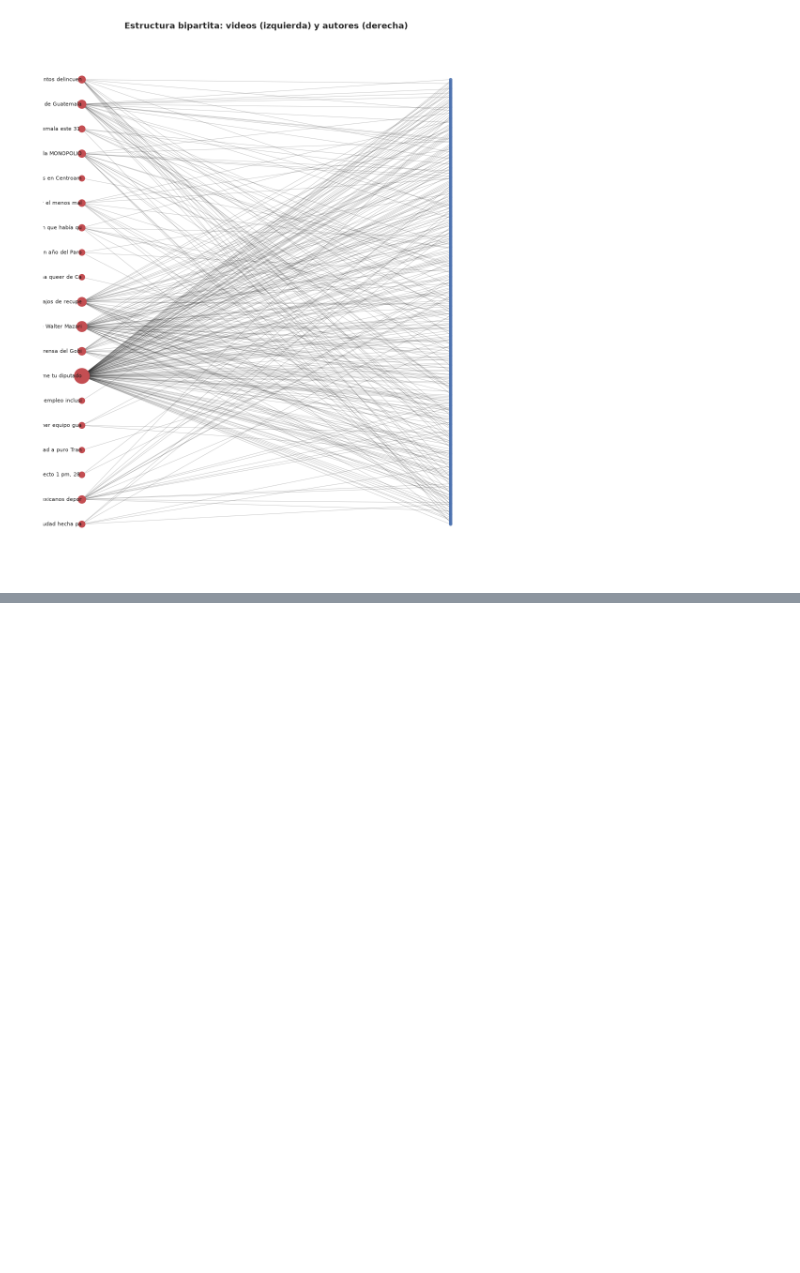
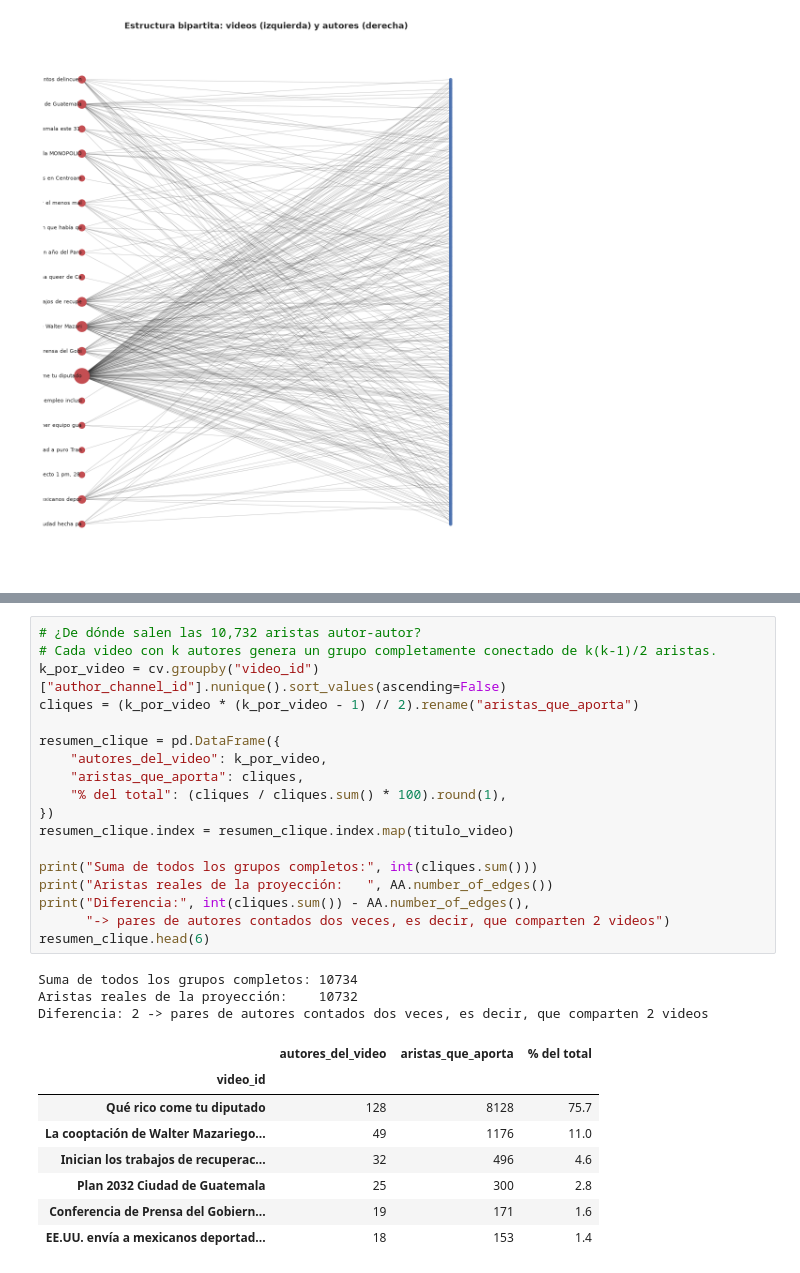
Before and after one commit to Tunchxz/CC3084-Laboratorio-6, a Jupyter notebook: notebooks/03_redes.ipynb, the cells around one changed output, grey strips where cells are left out. Cells and saved outputs as stored; diff of their text form; blank space fills up the shorter version.

```diff
--- a/notebooks/03_redes.ipynb
+++ b/notebooks/03_redes.ipynb
@@ -262,0 +288,30 @@ plt.show()
+# %%
+# ¿De dónde salen las 10,732 aristas autor-autor?
+# Cada video con k autores genera un grupo completamente conectado de k(k-1)/2 aristas.
+k_por_video = cv.groupby("video_id")["author_channel_id"].nunique().sort_values(ascending=False)
+cliques = (k_por_video * (k_por_video - 1) // 2).rename("aristas_que_aporta")
+
+resumen_clique = pd.DataFrame({
+    "autores_del_video": k_por_video,
+    "aristas_que_aporta": cliques,
+    "% del total": (cliques / cliques.sum() * 100).round(1),
+})
+resumen_clique.index = resumen_clique.index.map(titulo_video)
+
+print("Suma de todos los grupos completos:", int(cliques.sum()))
+print("Aristas reales de la proyección:   ", AA.number_of_edges())
+print("Diferencia:", int(cliques.sum()) - AA.number_of_edges(),
+      "-> pares de autores contados dos veces, es decir, que comparten 2 videos")
+resumen_clique.head(6)
+# %% [output]
+Suma de todos los grupos completos: 10734
+Aristas reales de la proyección:    10732
+Diferencia: 2 -> pares de autores contados dos veces, es decir, que comparten 2 videos
+|  | autores_del_video | aristas_que_aporta | % del total |
+| video_id |  |  |  |
+| Qué rico come tu diputado | 128 | 8128 | 75.7 |
+| La cooptación de Walter Mazariego... | 49 | 1176 | 11.0 |
+| Inician los trabajos de recuperac... | 32 | 496 | 4.6 |
+| Plan 2032 Ciudad de Guatemala | 25 | 300 | 2.8 |
+| Conferencia de Prensa del Gobiern... | 19 | 171 | 1.6 |
+| EE.UU. envía a mexicanos deportad... | 18 | 153 | 1.4 |
```
Also changed, not shown: parts of 7 cells of this notebook.
